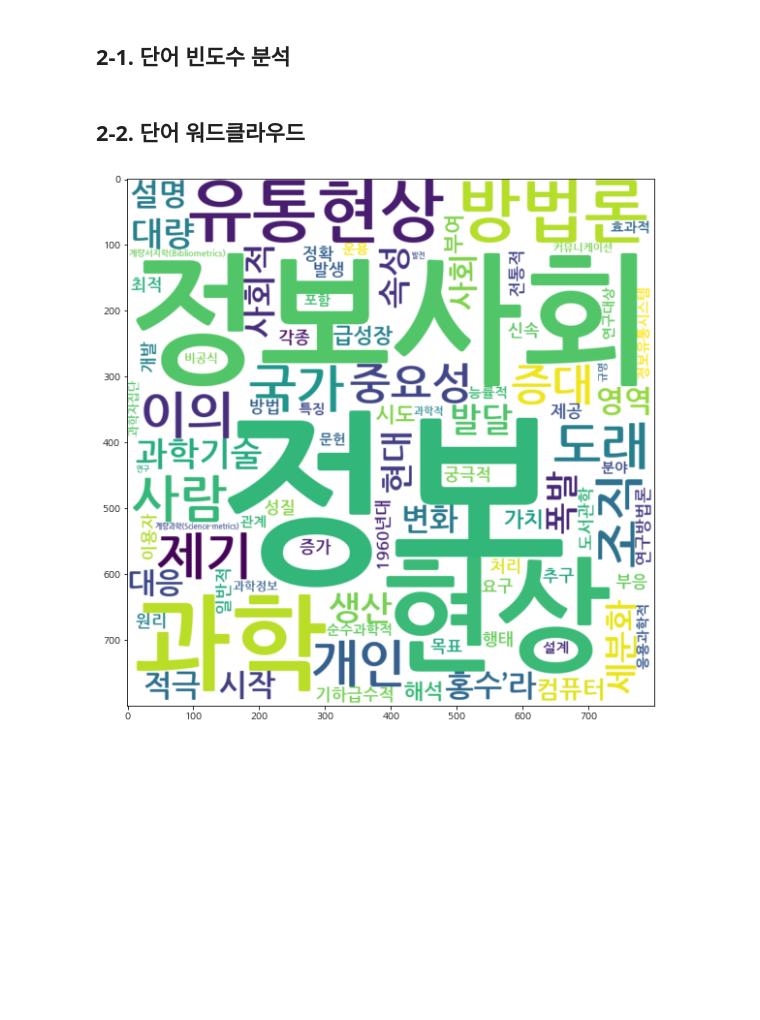
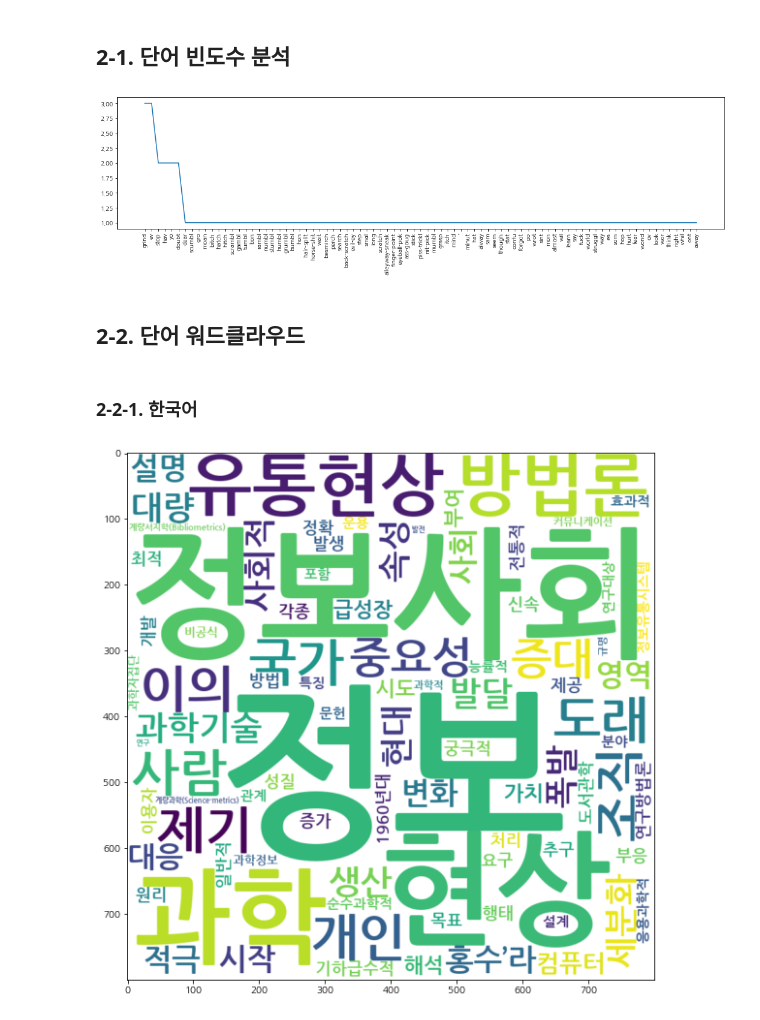
Before and after one commit to An-JIeun/portfolio, a Jupyter notebook: 텍스트마이닝_수업/textmining_study.ipynb, the cells around one changed output. Drawn from its saved outputs; the diff is of its cells as text; code cells hidden in the pictures; blank space fills up the shorter version.

```diff
--- a/텍스트마이닝_수업/textmining_study.ipynb
+++ b/텍스트마이닝_수업/textmining_study.ipynb
@@ -155,8 +245,14 @@ DO
 # 2.  분석
 # %% [markdown]
 ## 2-1. 단어 빈도수 분석
+# %%
+vis_cnt(e_df)
+# %% [output]
+[figure, added]
 # %% [markdown]
 ## 2-2. 단어 워드클라우드
+# %% [markdown]
+### 2-2-1. 한국어
 # %%
 from wordcloud import WordCloud
 from collections import Counter
```
Also changed, not shown: parts of 15 cells of this notebook.
